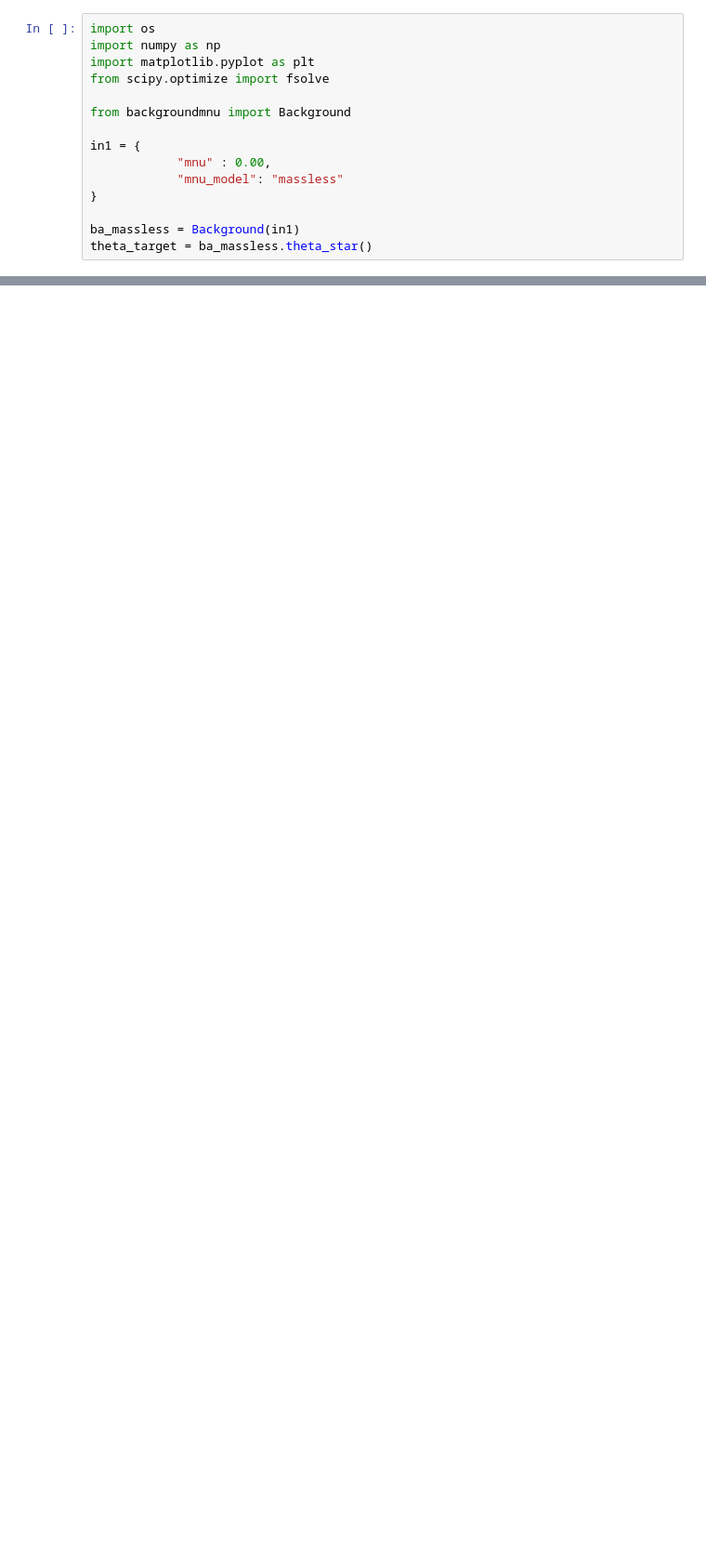
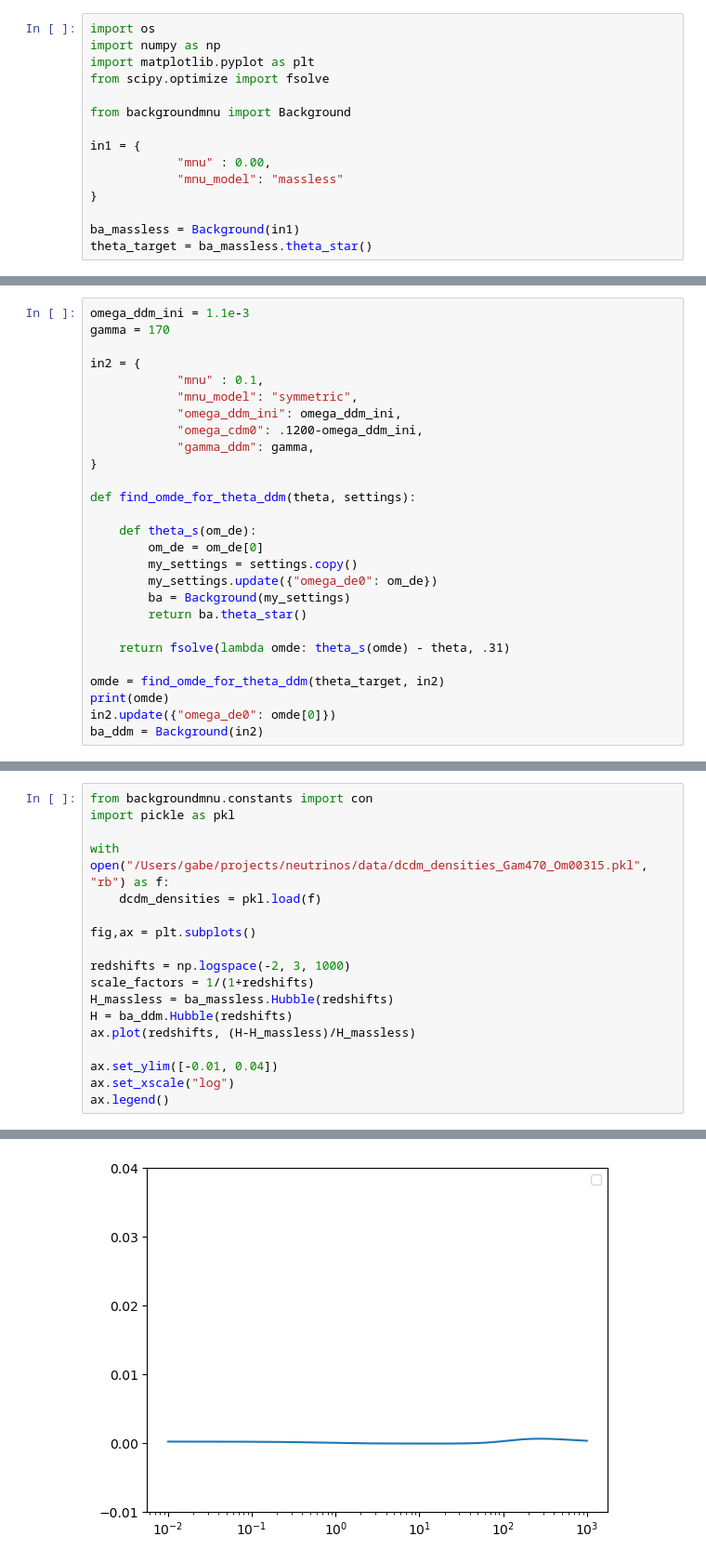
Before and after one commit to gplynch619/backgroundmnu, a Jupyter notebook: background_example.ipynb, the cells around one changed output, grey strips where cells are left out. Shown at 93% size. Cells and saved outputs as stored; diff of their text form; blank space fills up the shorter version.

```diff
--- a/background_example.ipynb
+++ b/background_example.ipynb
@@ -52,0 +55,27 @@ ax.legend()
+# %%
+omega_ddm_ini = 1.1e-3
+gamma = 170
+
+in2 = {
+            "mnu" : 0.1,
+            "mnu_model": "symmetric",
+            "omega_ddm_ini": omega_ddm_ini,
+            "omega_cdm0": .1200-omega_ddm_ini,
+            "gamma_ddm": gamma,
+}
+
+def find_omde_for_theta_ddm(theta, settings):
+
+    def theta_s(om_de):
+        om_de = om_de[0]
+        my_settings = settings.copy()
+        my_settings.update({"omega_de0": om_de})
+        ba = Background(my_settings)
+        return ba.theta_star()
+
+    return fsolve(lambda omde: theta_s(omde) - theta, .31)
+
+omde = find_omde_for_theta_ddm(theta_target, in2)
+print(omde)
+in2.update({"omega_de0": omde[0]})
+ba_ddm = Background(in2)
@@ -52,0 +85,19 @@ ax.legend()
+# %%
+from backgroundmnu.constants import con
+import pickle as pkl
+
+with open("/Users/gabe/projects/neutrinos/data/dcdm_densities_Gam470_Om00315.pkl", "rb") as f:
+    dcdm_densities = pkl.load(f)
+
+fig,ax = plt.subplots()
+
+redshifts = np.logspace(-2, 3, 1000)
+scale_factors = 1/(1+redshifts)
+H_massless = ba_massless.Hubble(redshifts)
+H = ba_ddm.Hubble(redshifts)
+ax.plot(redshifts, (H-H_massless)/H_massless)
+
+ax.set_ylim([-0.01, 0.04])
+ax.set_xscale("log")
+ax.legend()
+# %% [output]
@@ -52,0 +107 @@ ax.legend()
+[figure, added]
```
Also changed, not shown: parts of 5 cells of this notebook, 2 other files.
